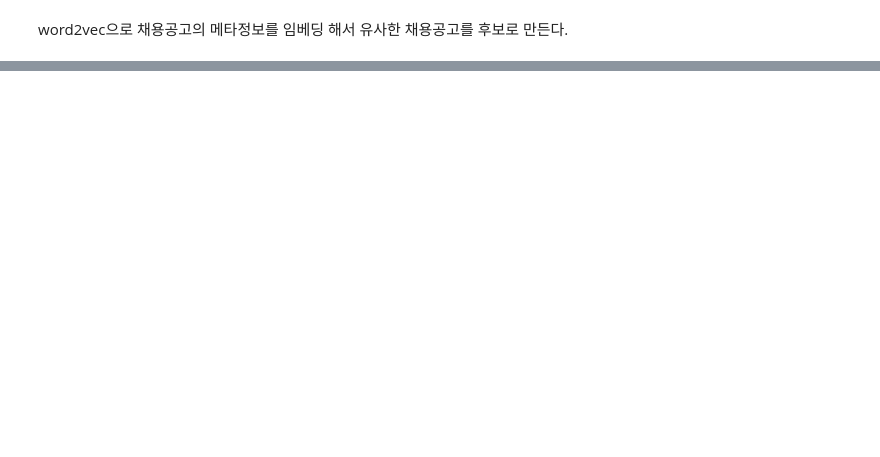
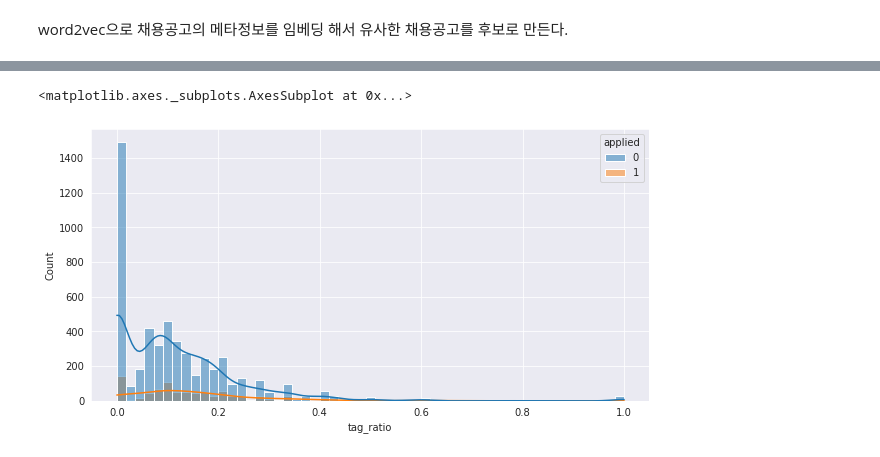
Before and after one commit to joniekwon/EDA_and_ML_DL_Projects, a Jupyter notebook: 채용공고추천/채용공고추천_EDA_&_전처리.ipynb, the cells around one changed output, grey strips where cells are left out. Cells and saved outputs as stored; diff of their text form; code cells hidden in the pictures; blank space fills up the shorter version.

```diff
--- a/채용공고추천/채용공고추천_EDA_&_전처리.ipynb
+++ b/채용공고추천/채용공고추천_EDA_&_전처리.ipynb
@@ -817,0 +1089,6 @@ model.wv.most_similar("jobID:2", topn=20)
+# %%
+plt.figure(figsize=(10,5))
+sns.histplot(train, x="tag_ratio", hue="applied", kde=True, legend=True)
+# %% [output]
+<matplotlib.axes._subplots.AxesSubplot at 0x...>
+[figure, added]
```
Also changed, not shown: parts of 61 cells of this notebook.
